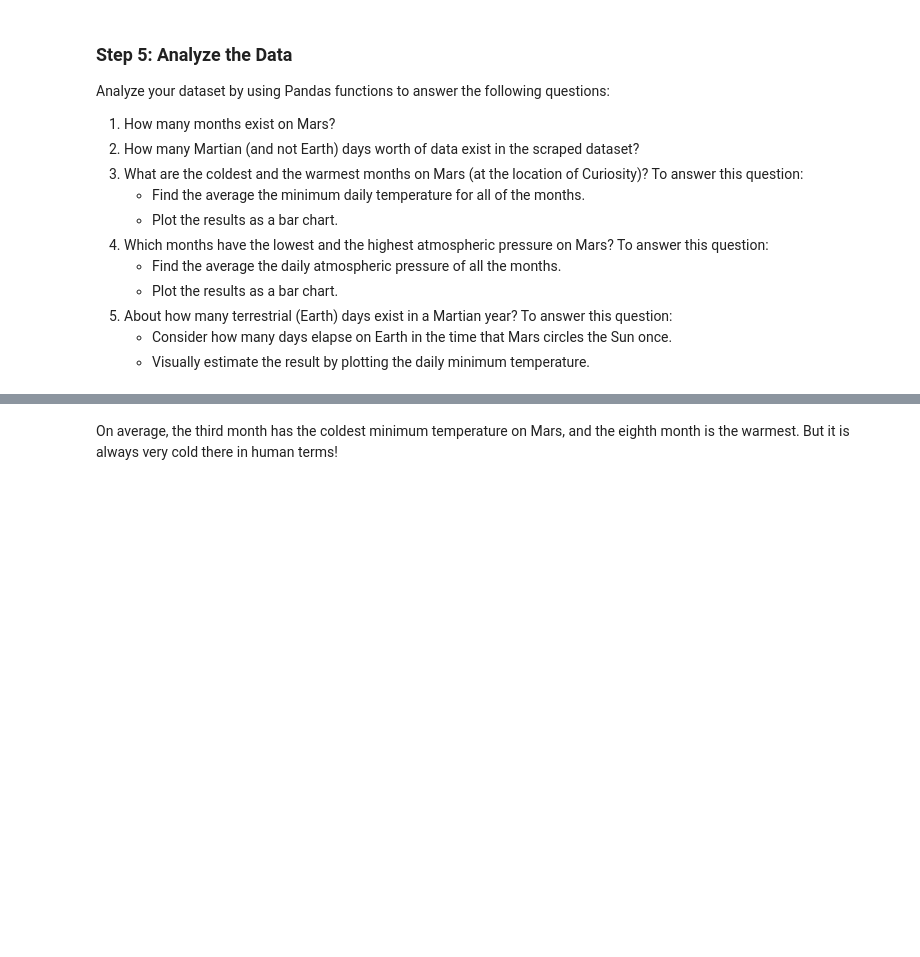
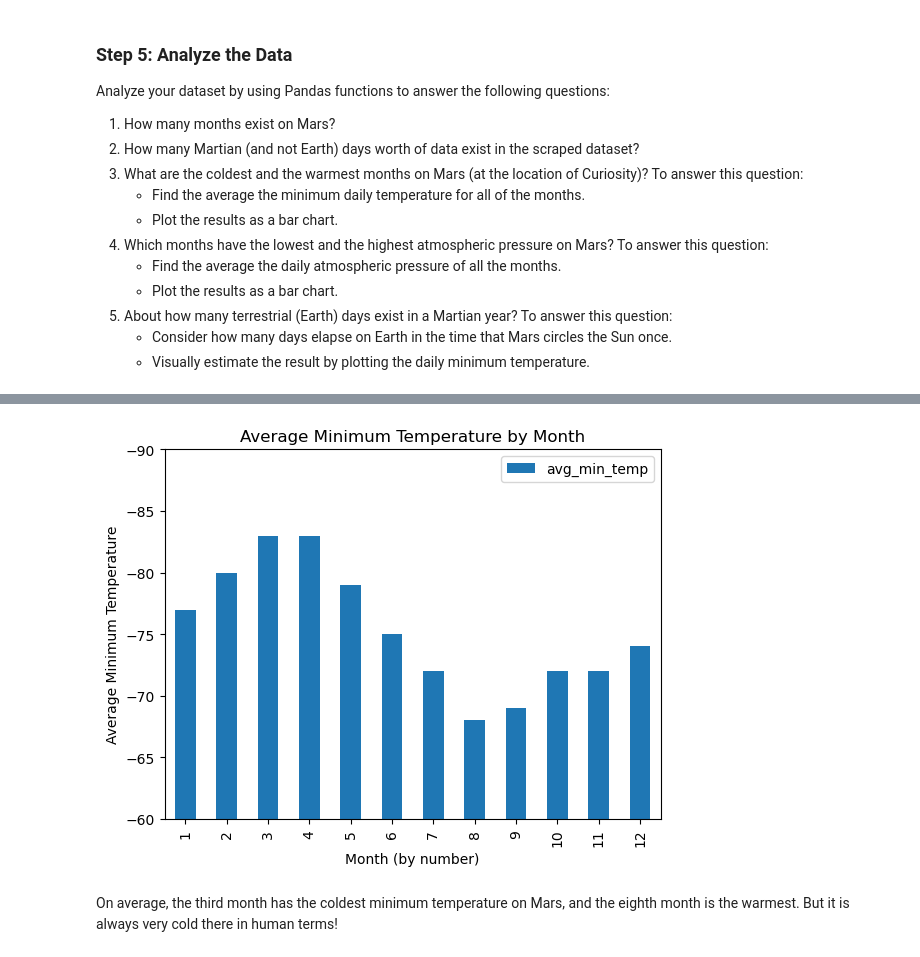
Before and after one commit to Pazz0/Mission-to-Mars, a Jupyter notebook: part_2_mars_weather.ipynb, the cells around one changed output, grey strips where cells are left out. Drawn from its saved outputs; the diff is of its cells as text; code cells hidden in the pictures; blank space fills up the shorter version.

Commit message:
found avg min temp per month and created barchart

```diff
--- a/part_2_mars_weather.ipynb
+++ b/part_2_mars_weather.ipynb
@@ -191,3 +155,5 @@ Analyze your dataset by using Pandas functions to answer the following questions
     * Visually estimate the result by plotting the daily minimum temperature.
 # %%
 # 1. How many months are there on Mars?
+months = df['month'].nunique()
+months
@@ -199,0 +168,21 @@ Analyze your dataset by using Pandas functions to answer the following questions
+# %%
+# 3. What is the average low temperature by month?
+
+#Create KVP python list to hold month (by number) and its avg min temp
+avg_min_temp=[]
+
+#for loop to get data
+for i in range(1,months +1):
+
+    # month (by number) and its avg min temp
+    weather_month={"month_num":"","avg_min_temp":""}
+
+    avg_min_month=df.loc[df['month']==i]['min_temp'].mean()
+    round_avg_min_month = round(avg_min_month,0)
+
+    weather_month["month_num"] = i
+    weather_month["avg_min_temp"] = round_avg_min_month
+
+    avg_min_temp.append(weather_month)
+
+print(avg_min_temp)
@@ -199,0 +191,5 @@ Analyze your dataset by using Pandas functions to answer the following questions
+# %%
+#new DF from pyhton list
+#set index as month num to get rid of pythons 0 index... less confusing to find months
+df_month_temp = pd.DataFrame(avg_min_temp).set_index("month_num")
+df_month_temp
@@ -200,2 +211,17 @@ Analyze your dataset by using Pandas functions to answer the following questions
+# %%
+# Plot the average temperature by month
+df_month_temp.plot(kind="bar")
+
+# Titles and axis
+plt.title('Average Minimum Temperature by Month')
+plt.xlabel("Month (by number)")
+plt.ylabel("Average Minimum Temperature")
+
+plt.ylim([-60, -90])
+
+
+plt.show()
+# %% [output]
+[figure, added]
 # %%
 # Identify the coldest and hottest months in Curiosity's location
```
Also changed, not shown: parts of 18 cells of this notebook.
